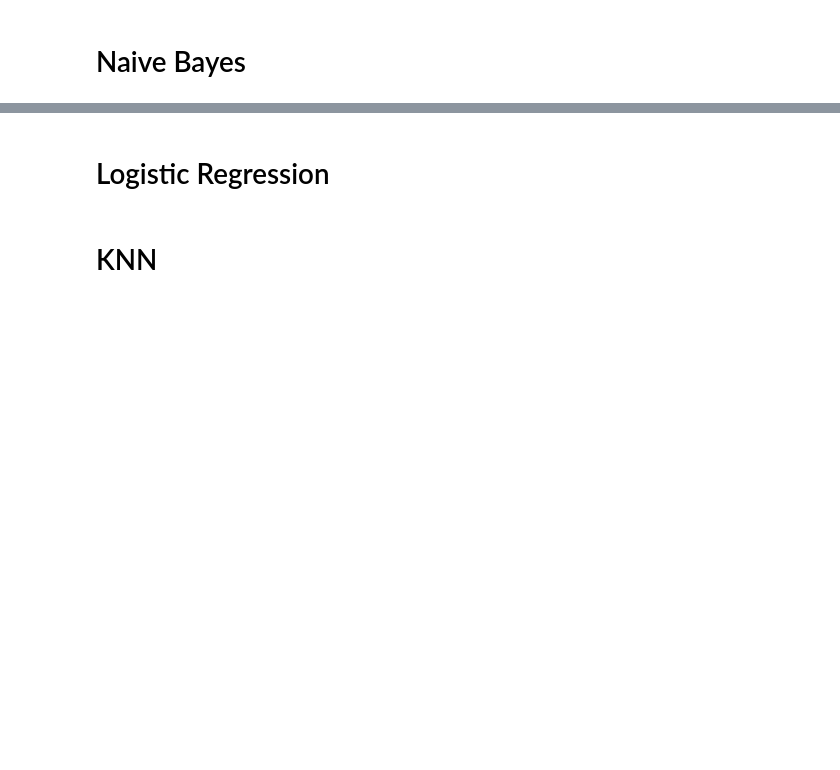
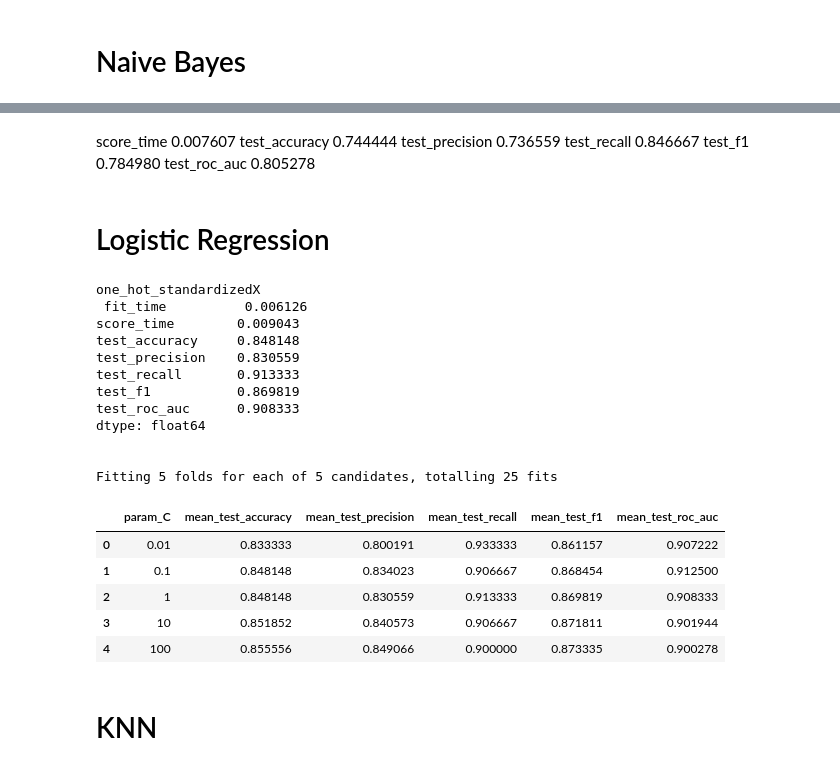
Before and after one commit to diogocerveira/heart-prediese, a Jupyter notebook: DACO_Project.ipynb, the cells around one changed output, grey strips where cells are left out. Cells and saved outputs as stored; diff of their text form; code cells hidden in the pictures; blank space fills up the shorter version.

Commit message:
C-parameter in LR

```diff
--- a/DACO_Project.ipynb
+++ b/DACO_Project.ipynb
@@ -198,20 +196,24 @@ from sklearn.metrics import accuracy_score, precision_score, recall_score, f1_sc
 from sklearn.metrics import confusion_matrix
 from sklearn.naive_bayes import GaussianNB
 
+continuousX=X[continuousFeatures].copy()
+print(continuousX.head())
 
-nb_results = cross_validate(GaussianNB(), X, Y, cv=5, scoring=["accuracy", "precision", "recall", "f1", "neg_log_loss"])
-results_df = pd.DataFrame(nb_results)
-print(results_df)
-
-clf = GridSearchCV(GaussianNB(), {"var_smoothing": [1e-9, 1e-5, 1e-1]}, cv=5, scoring=["f1", "neg_log_loss"], return_train_score=False, refit=False)
-clf.fit(X, Y)
-results_gs = pd.DataFrame(clf.cv_results_)
-print(results_gs[['param_var_smoothing', 'mean_test_f1', 'mean_test_neg_log_loss']])
+croppedX = continuousX.copy()
+croppedX = croppedX.drop(["thalach"], axis=1)
+print(croppedX.head())
 
 
 
-clf = GridSearchCV(GaussianNB(), {"var_smoothing": [1e-9, 1e-5, 1e-1]}, cv=5, scoring=["f1", "neg_log_loss"], return_train_score=False, refit=False)
-clf.fit(croppedX, Y)
-results_gs = pd.DataFrame(clf.cv_results_)
-results_gs[['param_var_smoothing', 'mean_test_f1', 'mean_test_neg_log_loss']]
+nb_results = cross_validate(GaussianNB(), X, Y, cv=5, scoring=["accuracy","precision", "recall", "f1", "roc_auc"])
+results_df = pd.DataFrame(nb_results)
+print(results_df.mean())
+
+nb_results = cross_validate(GaussianNB(), continuousX, Y, cv=5, scoring=["accuracy","precision", "recall", "f1", "roc_auc"])
+results_df = pd.DataFrame(nb_results)
+print(results_df.mean())
+
+nb_results = cross_validate(GaussianNB(), croppedX, Y, cv=5, scoring=["accuracy","precision", "recall", "f1", "roc_auc"])
+results_df = pd.DataFrame(nb_results)
+print(results_df.mean())
 # %% [output]
@@ -239,38 +237,63 @@ results_gs[['param_var_smoothing', 'mean_test_f1', 'mean_test_neg_log_loss']]
+# %% [markdown]
+score_time        0.007607
+test_accuracy     0.744444
+test_precision    0.736559
+test_recall       0.846667
+test_f1           0.784980
+test_roc_auc      0.805278
 # %% [markdown]
 # Logistic Regression
 # %%
 from sklearn.linear_model import LogisticRegression
 from sklearn.model_selection import train_test_split, cross_validate, GridSearchCV
 
 
 # nb_results = cross_validate(LogisticRegression(), standardizedX, Y, cv=5, scoring=["accuracy", "precision", "recall", "f1", "neg_log_loss"])
 # results_df = pd.DataFrame(nb_results)
 # print("standardizedX", "\n", results_df.mean(), "\n\n")
 
 
 # nb_results = cross_validate(LogisticRegression(), normalizedX, Y, cv=5, scoring=["accuracy", "precision", "recall", "f1", "neg_log_loss"])
 # results_df = pd.DataFrame(nb_results)
 # print("normalizedX","\n", results_df.mean(), "\n\n")
 
-# nb_results = cross_validate(LogisticRegression(), one_hot_standardizedX, Y, cv=5, scoring=["accuracy", "precision", "recall", "f1", "neg_log_loss"])
-# results_df = pd.DataFrame(nb_results)
-# print("one_hot_standardizedX","\n", results_df.mean(), "\n\n")
+nb_results = cross_validate(LogisticRegression(), one_hot_standardizedX, Y, cv=5, scoring=["accuracy", "precision", "recall", "f1", "roc_auc"])
+results_df = pd.DataFrame(nb_results)
+print("one_hot_standardizedX","\n", results_df.mean(), "\n\n")
 
 # nb_results = cross_validate(LogisticRegression(), one_hot_normalizedX, Y, cv=5, scoring=["accuracy", "precision", "recall", "f1", "neg_log_loss"])
 # results_df = pd.DataFrame(nb_results)
 # print("one_hot_normalizedX","\n", results_df.mean(), "\n\n")
 
 param_grid = [
     {
-    'solver' : ['lbfgs','newton-cg','liblinear','sag','saga'],
-    'max_iter' : [100, 1000,2500, 5000]
+    'C' : [0.01,0.1,1,10,100],
     }
 ]
 
-clf = GridSearchCV(LogisticRegression(), param_grid = param_grid, cv = 5, verbose=True, n_jobs=-1, scoring=["f1", "neg_log_loss"], return_train_score=False, refit=False)
-clf.fit(X, Y)
+clf = GridSearchCV(LogisticRegression(), param_grid = param_grid, cv = 5, verbose=True, n_jobs=-1, scoring=["accuracy", "precision", "recall", "f1", "roc_auc"], return_train_score=False, refit=False)
+clf.fit(one_hot_standardizedX, Y)
 results_gs = pd.DataFrame(clf.cv_results_)
-results_gs[['param_solver', 'param_max_iter', 'mean_test_f1', 'mean_test_neg_log_loss']]
+results_gs[['param_C','mean_test_accuracy','mean_test_precision','mean_test_recall','mean_test_f1','mean_test_roc_auc']]
+# %% [output]
+one_hot_standardizedX
+ fit_time          0.006126
+score_time        0.009043
+test_accuracy     0.848148
+test_precision    0.830559
+test_recall       0.913333
+test_f1           0.869819
+test_roc_auc      0.908333
+dtype: float64
+
+
+Fitting 5 folds for each of 5 candidates, totalling 25 fits
+|  | param_C | mean_test_accuracy | mean_test_precision | mean_test_recall | mean_test_f1 | mean_test_roc_auc |
+| 0 | 0.01 | 0.833333 | 0.800191 | 0.933333 | 0.861157 | 0.907222 |
+| 1 | 0.1 | 0.848148 | 0.834023 | 0.906667 | 0.868454 | 0.912500 |
+| 2 | 1 | 0.848148 | 0.830559 | 0.913333 | 0.869819 | 0.908333 |
+| 3 | 10 | 0.851852 | 0.840573 | 0.906667 | 0.871811 | 0.901944 |
+| 4 | 100 | 0.855556 | 0.849066 | 0.900000 | 0.873335 | 0.900278 |
 # %% [markdown]
 # KNN
 # %%
```
Also changed, not shown: parts of 4 cells of this notebook, 4 other files.
